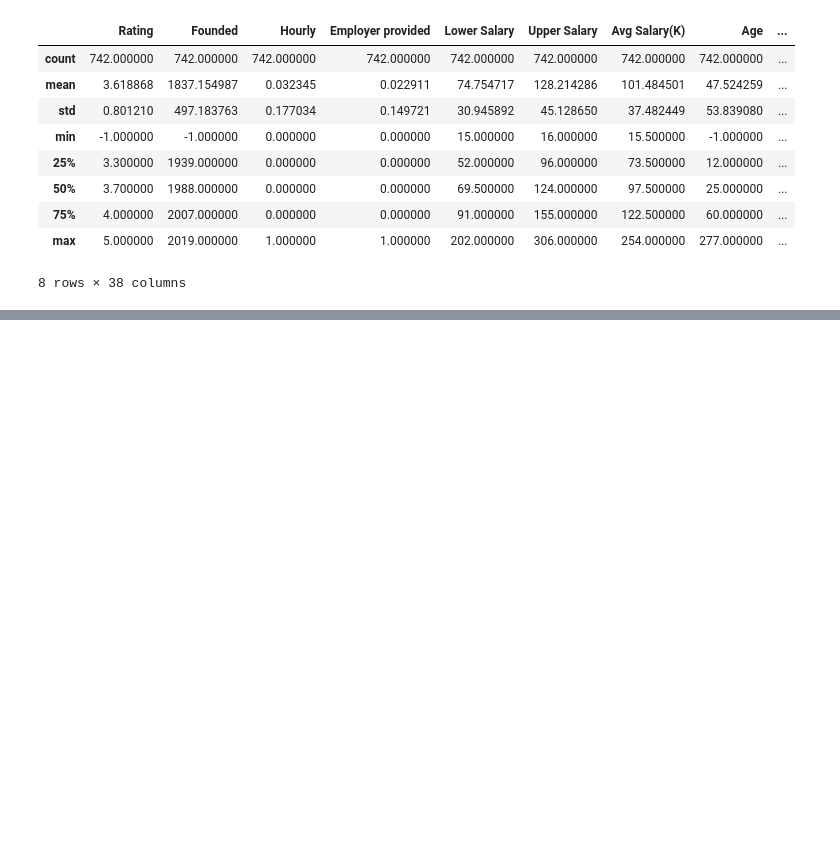
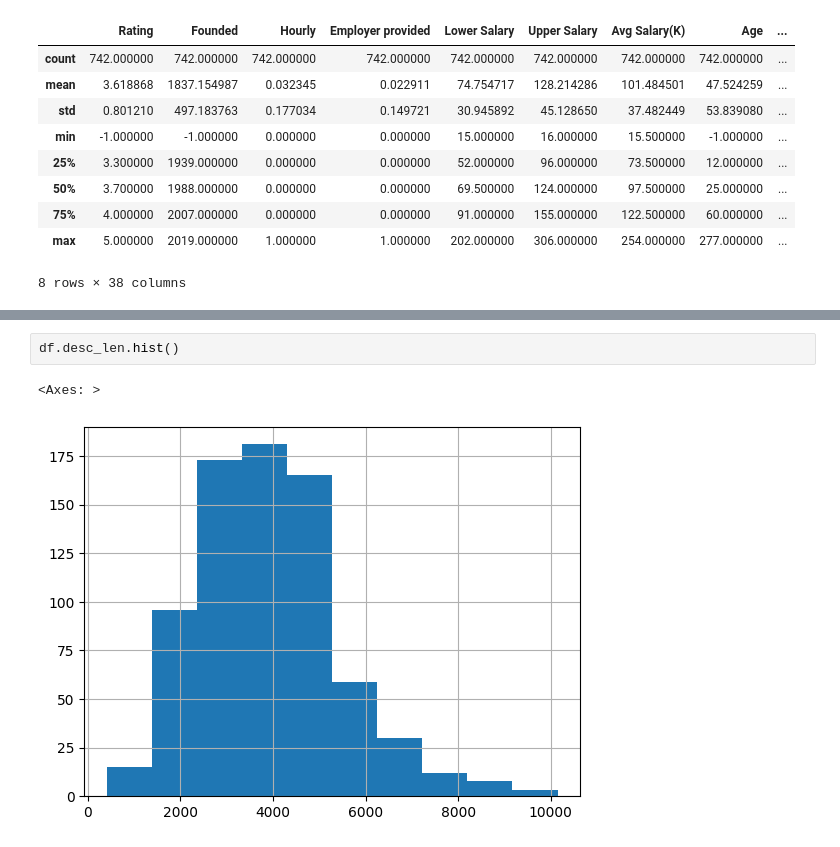
Before and after one commit to georgeedgar00/LHL-Final-Project, a Jupyter notebook: EDA.ipynb, the cells around one changed output, grey strips where cells are left out. Cells and saved outputs as stored; diff of their text form; blank space fills up the shorter version.

```diff
--- a/EDA.ipynb
+++ b/EDA.ipynb
@@ -176,0 +202,5 @@ df.describe()
+# %%
+df.desc_len.hist()
+# %% [output]
+<Axes: >
+[figure, added]
```
Also changed, not shown: parts of 22 cells of this notebook.
